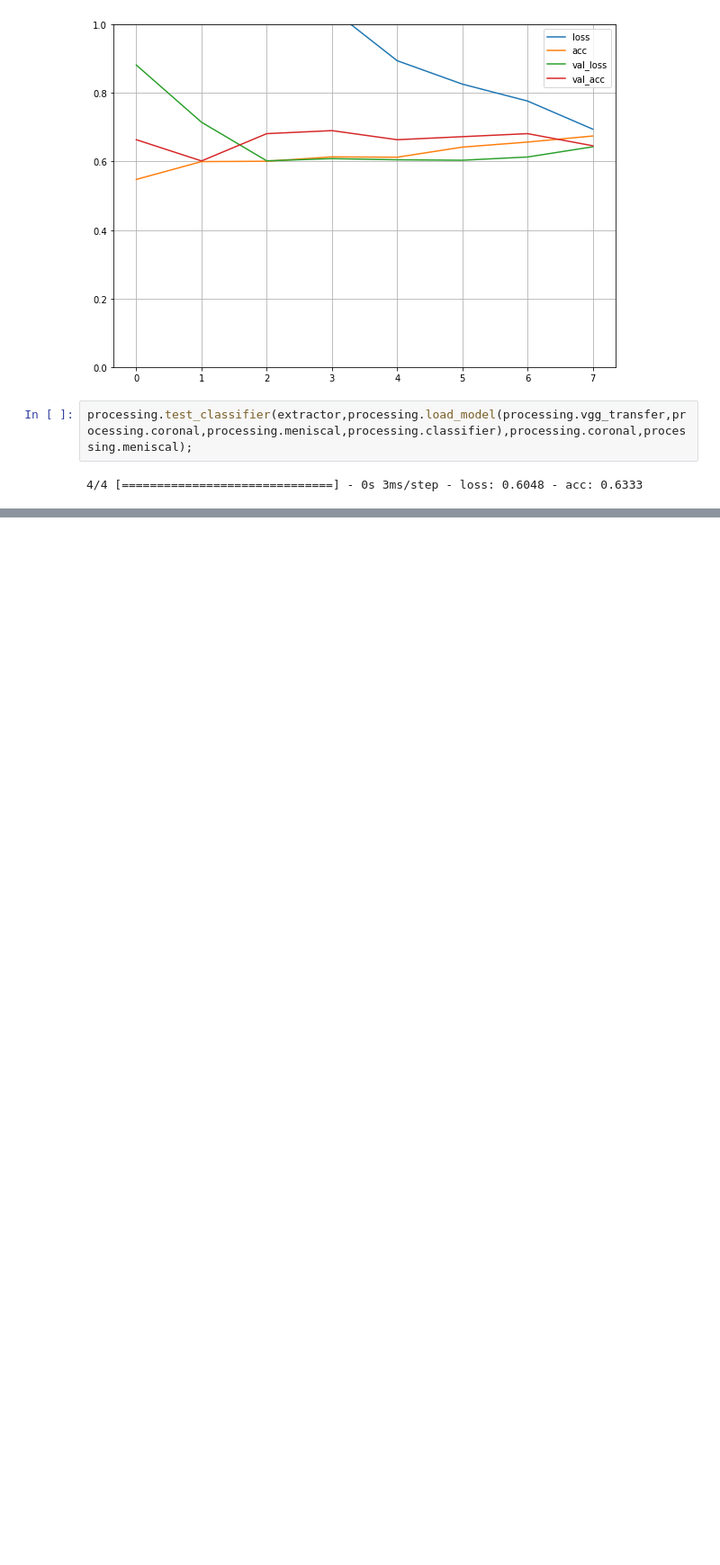
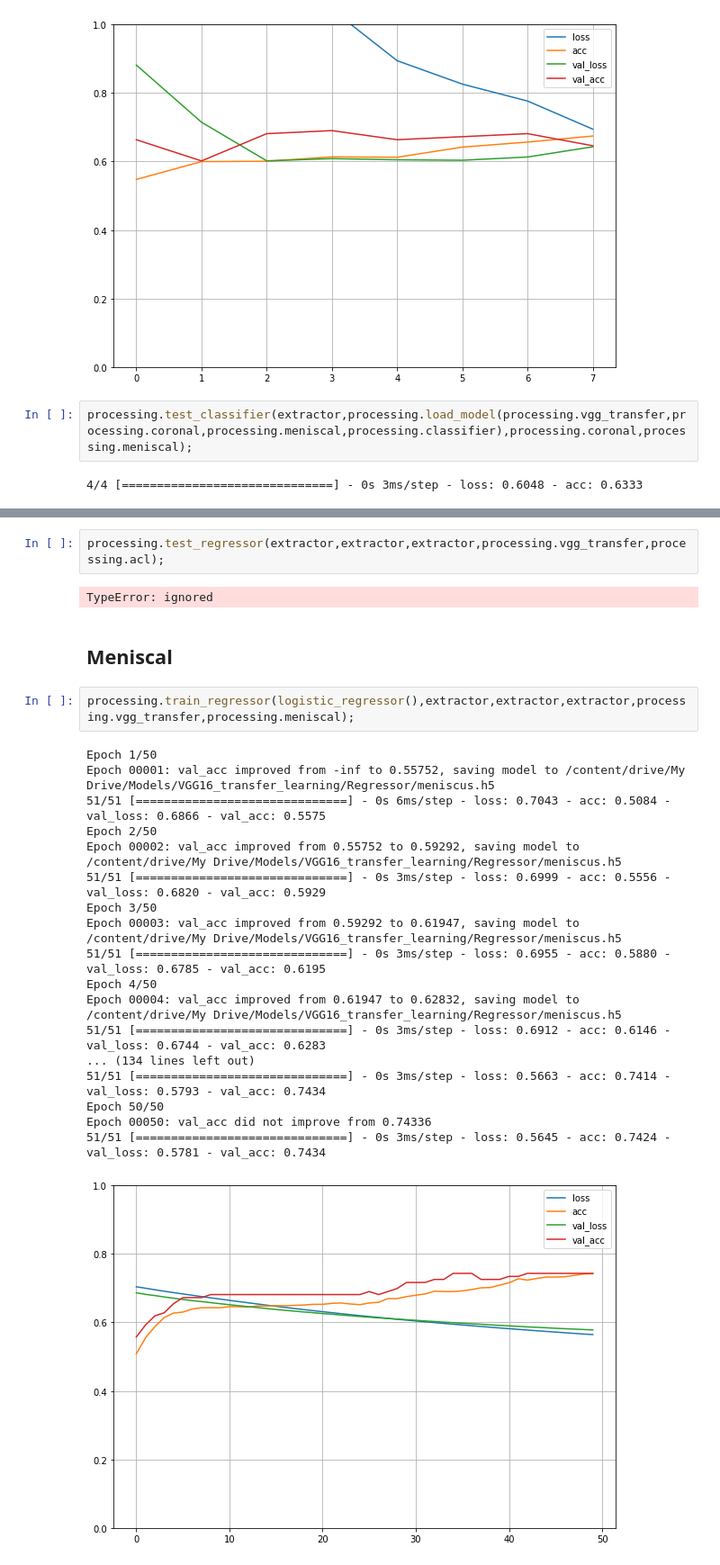
Before and after one commit to Jamaleldin/MRNET-for-Knee-Diagnosis, a Jupyter notebook: Vgg_transfer_learning.ipynb, the cells around one changed output, grey strips where cells are left out. Shown at 90% size. Saved outputs shown, nothing was run; the diff lists cells and outputs as text; blank space fills up the shorter version.

```diff
--- a/Vgg_transfer_learning.ipynb
+++ b/Vgg_transfer_learning.ipynb
@@ -873,0 +951,27 @@ processing.test_classifier(extractor,processing.load_model(processing.vgg_transf
+# %%
+processing.test_regressor(extractor,extractor,extractor,processing.vgg_transfer,processing.acl);
+# %% [output]
+TypeError: ignored
+# %% [markdown]
+## **Meniscal**
+# %%
+processing.train_regressor(logistic_regressor(),extractor,extractor,extractor,processing.vgg_transfer,processing.meniscal);
+# %% [output]
+Epoch 1/50
+Epoch 00001: val_acc improved from -inf to 0.55752, saving model to /content/drive/My Drive/Models/VGG16_transfer_learning/Regressor/meniscus.h5
+51/51 [==============================] - 0s 6ms/step - loss: 0.7043 - acc: 0.5084 - val_loss: 0.6866 - val_acc: 0.5575
+Epoch 2/50
+Epoch 00002: val_acc improved from 0.55752 to 0.59292, saving model to /content/drive/My Drive/Models/VGG16_transfer_learning/Regressor/meniscus.h5
+51/51 [==============================] - 0s 3ms/step - loss: 0.6999 - acc: 0.5556 - val_loss: 0.6820 - val_acc: 0.5929
+Epoch 3/50
+Epoch 00003: val_acc improved from 0.59292 to 0.61947, saving model to /content/drive/My Drive/Models/VGG16_transfer_learning/Regressor/meniscus.h5
+51/51 [==============================] - 0s 3ms/step - loss: 0.6955 - acc: 0.5880 - val_loss: 0.6785 - val_acc: 0.6195
+Epoch 4/50
+Epoch 00004: val_acc improved from 0.61947 to 0.62832, saving model to /content/drive/My Drive/Models/VGG16_transfer_learning/Regressor/meniscus.h5
+51/51 [==============================] - 0s 3ms/step - loss: 0.6912 - acc: 0.6146 - val_loss: 0.6744 - val_acc: 0.6283
+... (134 lines left out)
+51/51 [==============================] - 0s 3ms/step - loss: 0.5663 - acc: 0.7414 - val_loss: 0.5793 - val_acc: 0.7434
+Epoch 50/50
+Epoch 00050: val_acc did not improve from 0.74336
+51/51 [==============================] - 0s 3ms/step - loss: 0.5645 - acc: 0.7424 - val_loss: 0.5781 - val_acc: 0.7434
+[figure, added]
```
Also changed, not shown: parts of 18 cells of this notebook.
